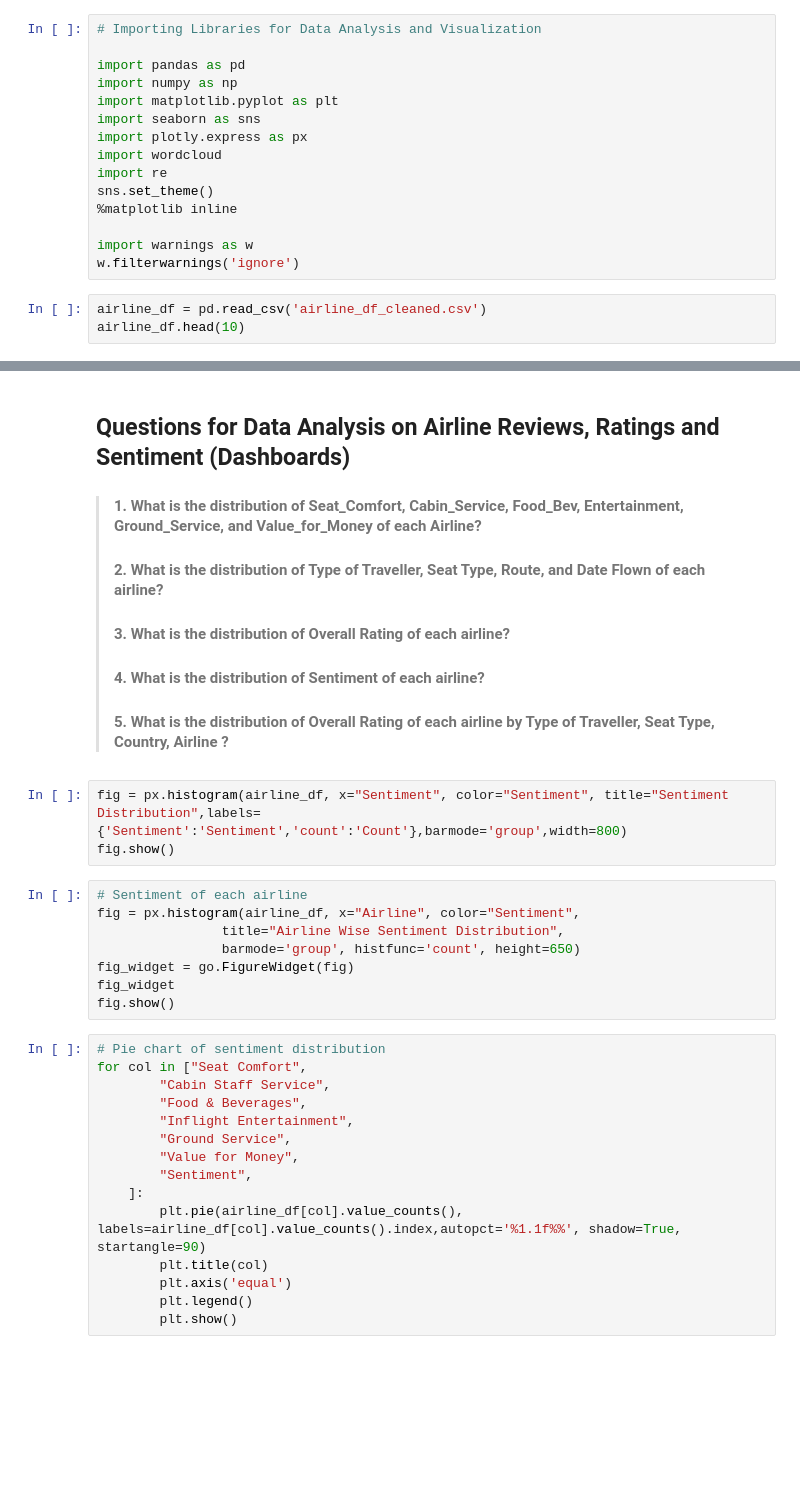
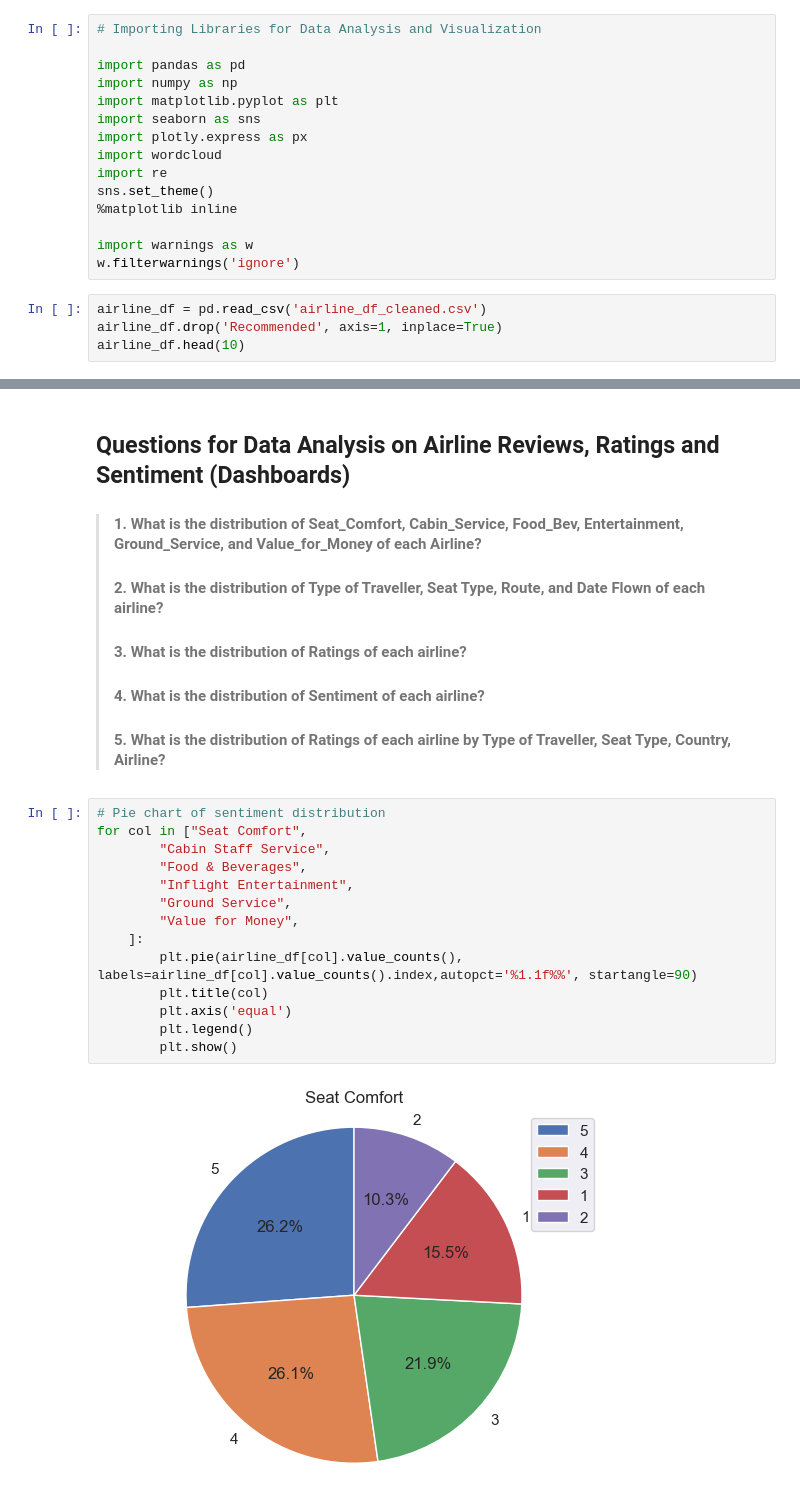
Before and after one commit to 1422-samu/Airline-Review-Sentiment-Analysis, a Jupyter notebook: Airline Review Analysis.ipynb, the cells around one changed output, grey strips where cells are left out. Saved outputs shown, nothing was run; the diff lists cells and outputs as text; blank space fills up the shorter version.

```diff
--- a/Airline Review Analysis.ipynb
+++ b/Airline Review Analysis.ipynb
@@ -15,6 +15,7 @@ import warnings as w
 w.filterwarnings('ignore')
 # %%
 airline_df = pd.read_csv('airline_df_cleaned.csv')
+airline_df.drop('Recommended', axis=1, inplace=True)
 airline_df.head(10)
 # %% [output]
 |  | Airline | Country | Review | Date_Published | Type of Traveller | Seat Type | Seat Comfort | ... |
@@ -67,32 +71,22 @@ airline_df.describe(include='all')
 ## Questions for Data Analysis on Airline Reviews, Ratings and Sentiment (Dashboards)
 > #### 1. What is the distribution of Seat_Comfort, Cabin_Service, Food_Bev, Entertainment, Ground_Service, and Value_for_Money of each Airline?
 > #### 2. What is the distribution of Type of Traveller, Seat Type, Route, and Date Flown of each airline?
-> #### 3. What is the distribution of Overall Rating of each airline?
+> #### 3. What is the distribution of Ratings of each airline?
 > #### 4. What is the distribution of Sentiment of each airline?
-> #### 5. What is the distribution of Overall Rating of each airline by Type of Traveller, Seat Type, Country, Airline ?
+> #### 5. What is the distribution of Ratings of each airline by Type of Traveller, Seat Type, Country, Airline?
-# %%
-fig = px.histogram(airline_df, x="Sentiment", color="Sentiment", title="Sentiment Distribution",labels={'Sentiment':'Sentiment','count':'Count'},barmode='group',width=800)
-fig.show()
-# %%
-# Sentiment of each airline
-fig = px.histogram(airline_df, x="Airline", color="Sentiment",
-                title="Airline Wise Sentiment Distribution",
-                barmode='group', histfunc='count', height=650)
-fig_widget = go.FigureWidget(fig)
-fig_widget
-fig.show()
 # %%
 # Pie chart of sentiment distribution
 for col in ["Seat Comfort",
         "Cabin Staff Service",
         "Food & Beverages",
         "Inflight Entertainment",
         "Ground Service",
         "Value for Money",
-        "Sentiment",
     ]:
-        plt.pie(airline_df[col].value_counts(), labels=airline_df[col].value_counts().index,autopct='%1.1f%%', shadow=True, startangle=90)
+        plt.pie(airline_df[col].value_counts(), labels=airline_df[col].value_counts().index,autopct='%1.1f%%', startangle=90)
         plt.title(col)
         plt.axis('equal')
         plt.legend()
         plt.show()
+# %% [output]
+[figure, added]
```
Also changed, not shown: parts of 5 cells of this notebook, 1 other file.
